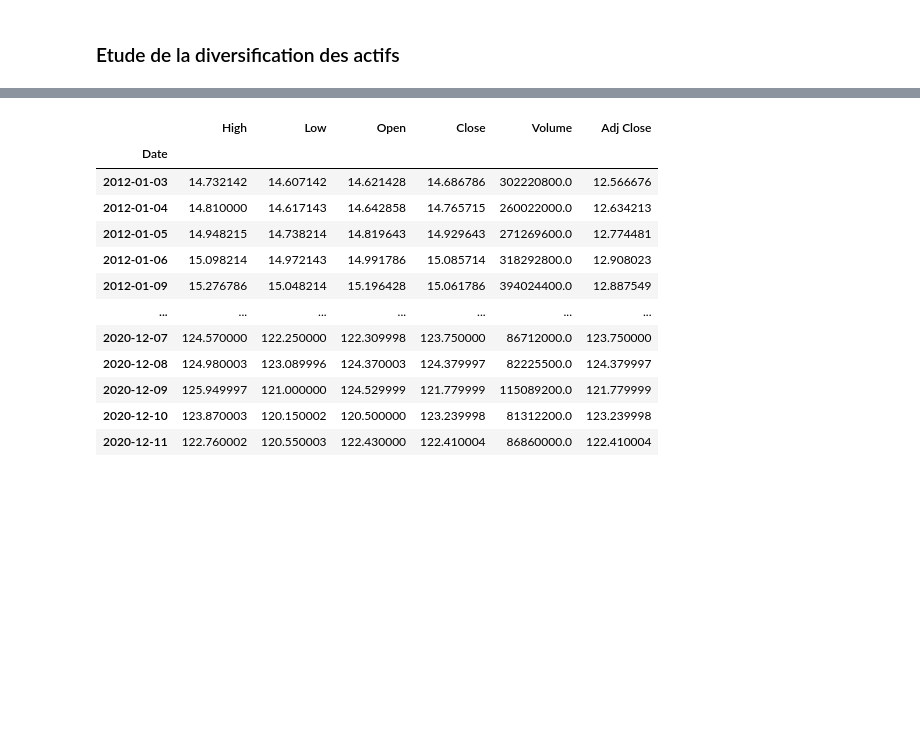
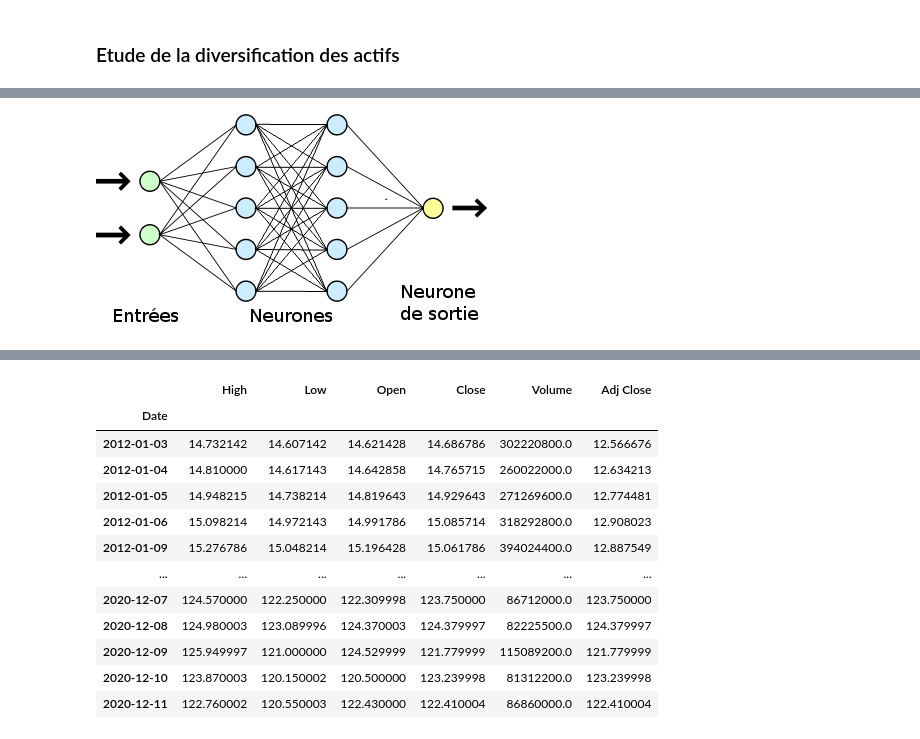
Before and after one commit to lasme-ephrem/pythonproject2a, a Jupyter notebook: notebook_projet_python_lasme_new.ipynb, the cells around one changed output, grey strips where cells are left out. Saved outputs shown, nothing was run; the diff lists cells and outputs as text; code cells hidden in the pictures; blank space fills up the shorter version.

```diff
--- a/notebook_projet_python_lasme_new.ipynb
+++ b/notebook_projet_python_lasme_new.ipynb
@@ -175,0 +192,5 @@ profil_temporel("Volume", 20, 15, 3, 2)
+# %%
+from IPython.display import Image
+Image("img_rna.png")
+# %% [output]
+[figure, added]
```
Also changed, not shown: parts of 23 cells of this notebook.
